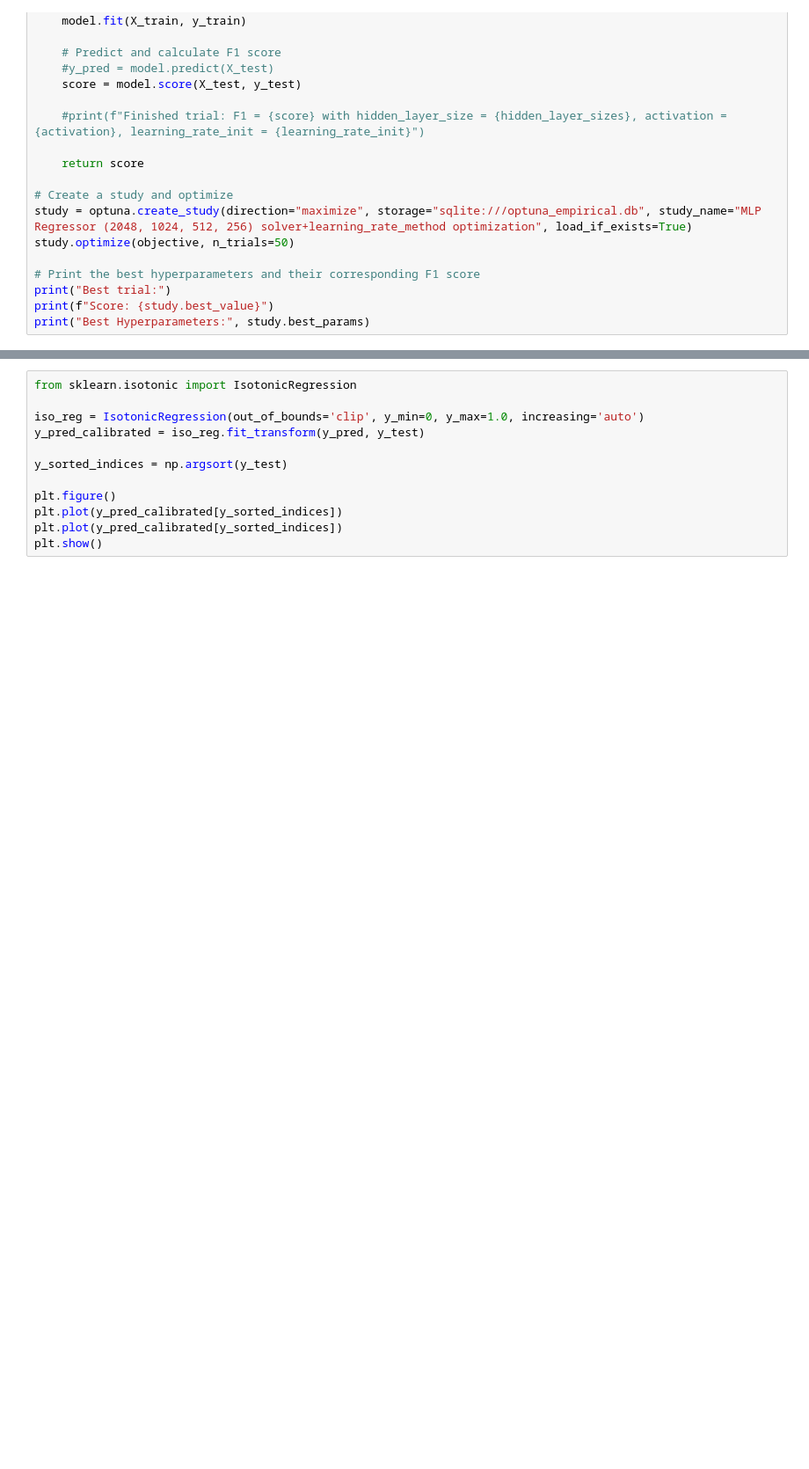
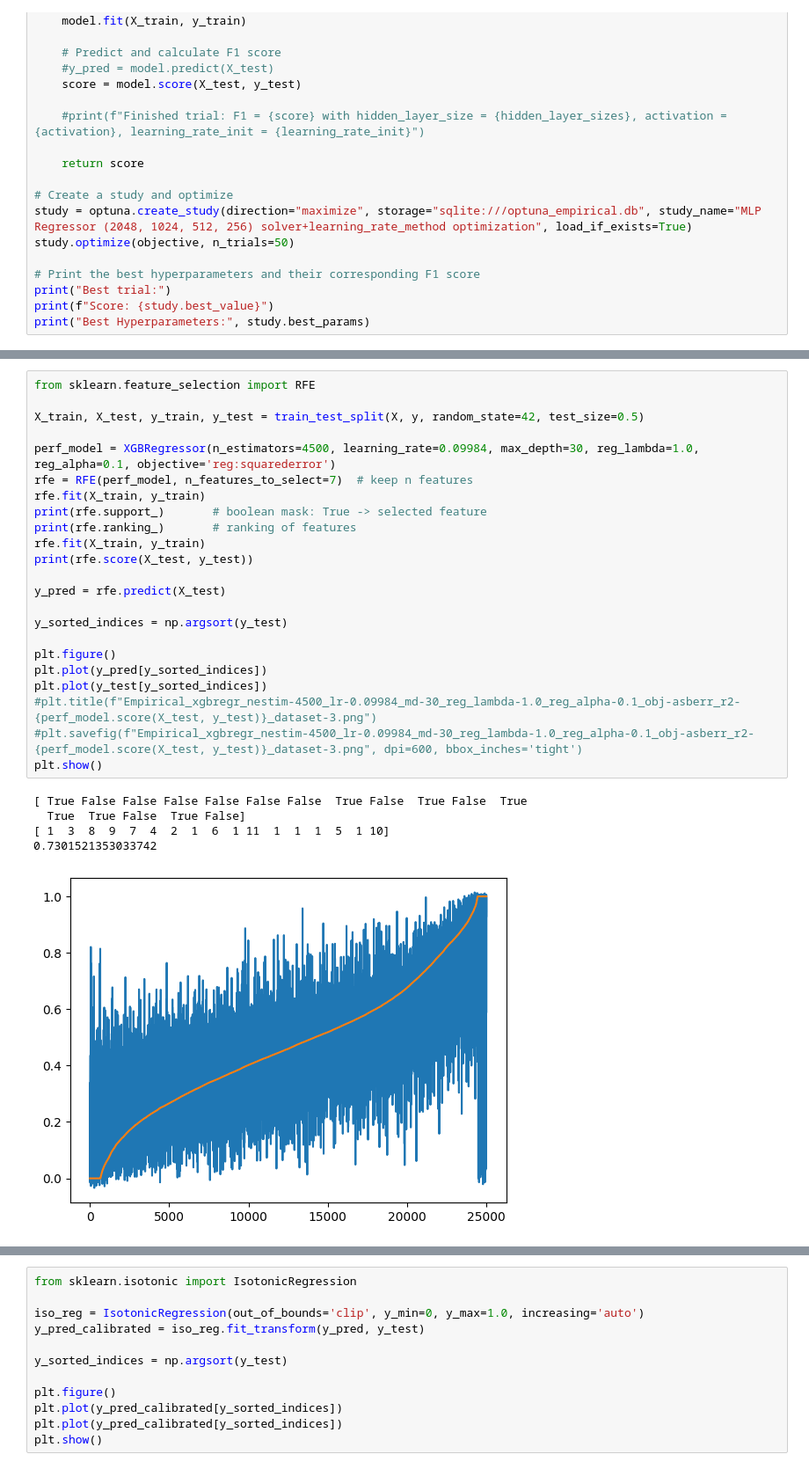
Before and after one commit to YannCharbon/DAGFastSimulator, a Jupyter notebook: EmpiricalPerfEvaluationML.ipynb, the cells around one changed output, grey strips where cells are left out. Shown at 88% size. Cells and saved outputs as stored; diff of their text form; blank space fills up the shorter version.

```diff
--- a/EmpiricalPerfEvaluationML.ipynb
+++ b/EmpiricalPerfEvaluationML.ipynb
@@ -427,3 +1106,32 @@ plt.show()
+# %%
+from sklearn.feature_selection import RFE
+
+X_train, X_test, y_train, y_test = train_test_split(X, y, random_state=42, test_size=0.5)
+
+perf_model = XGBRegressor(n_estimators=4500, learning_rate=0.09984, max_depth=30, reg_lambda=1.0, reg_alpha=0.1, objective='reg:squarederror')
+rfe = RFE(perf_model, n_features_to_select=7)  # keep n features
+rfe.fit(X_train, y_train)
+print(rfe.support_)       # boolean mask: True -> selected feature
+print(rfe.ranking_)       # ranking of features
+rfe.fit(X_train, y_train)
+print(rfe.score(X_test, y_test))
+
+y_pred = rfe.predict(X_test)
+
+y_sorted_indices = np.argsort(y_test)
+
+plt.figure()
+plt.plot(y_pred[y_sorted_indices])
+plt.plot(y_test[y_sorted_indices])
+#plt.title(f"Empirical_xgbregr_nestim-4500_lr-0.09984_md-30_reg_lambda-1.0_reg_alpha-0.1_obj-asberr_r2-{perf_model.score(X_test, y_test)}_dataset-3.png")
+#plt.savefig(f"Empirical_xgbregr_nestim-4500_lr-0.09984_md-30_reg_lambda-1.0_reg_alpha-0.1_obj-asberr_r2-{perf_model.score(X_test, y_test)}_dataset-3.png", dpi=600, bbox_inches='tight')
+plt.show()
+# %% [output]
+[ True False False False False False False  True False  True False  True
+  True  True False  True False]
+[ 1  3  8  9  7  4  2  1  6  1 11  1  1  1  5  1 10]
+0.7301521353033742
+[figure, added]
 # %%
 # First model prediction confidence model
 from xgboost import XGBClassifier
```
Also changed, not shown: parts of 16 cells of this notebook, 21 other files.
